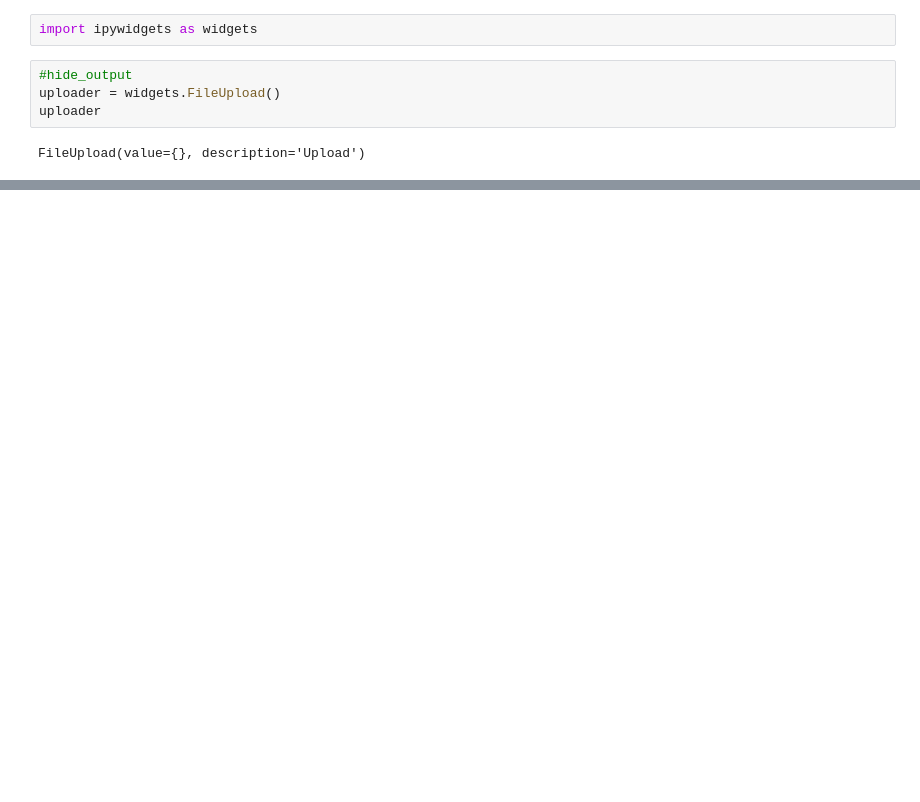
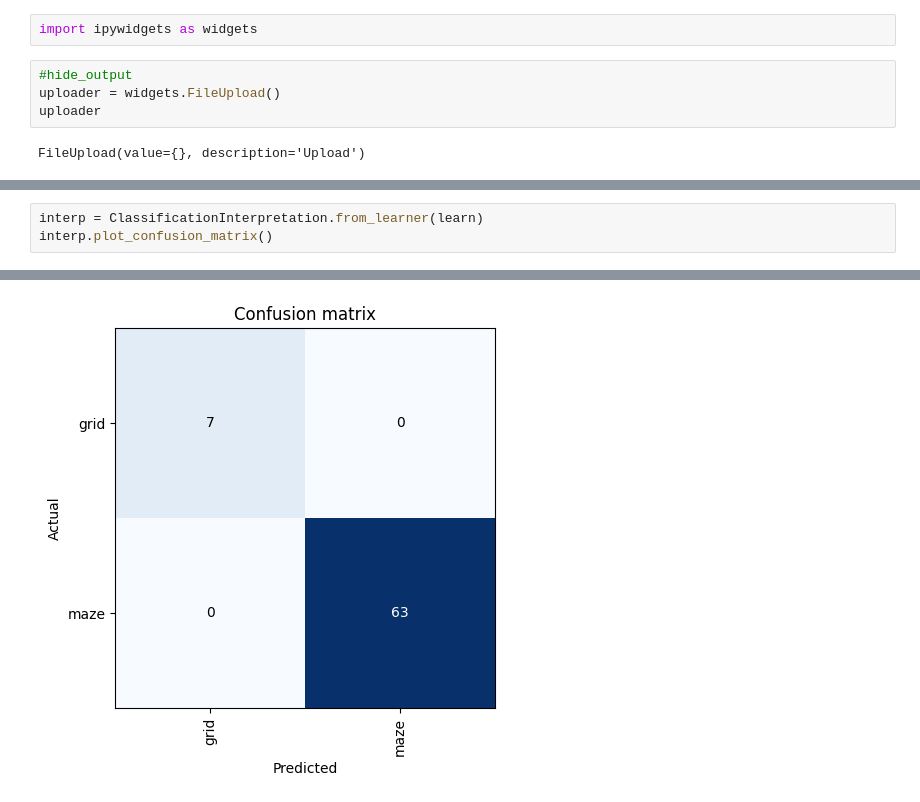
Before and after one commit to nick-leland/DistortionML, a Jupyter notebook: maze-transformation-detection.ipynb, the cells around one changed output, grey strips where cells are left out. Cells and saved outputs as stored; diff of their text form; blank space fills up the shorter version.

```diff
--- a/maze-transformation-detection.ipynb
+++ b/maze-transformation-detection.ipynb
@@ -70 +69,5 @@ This identifies as a grid.
 Probability it is a Maze: 0.000000
+# %%
+interp = ClassificationInterpretation.from_learner(learn)
+interp.plot_confusion_matrix()
+# %% [output]
@@ -70,0 +76 @@ Probability it is a Maze: 0.000000
+[figure, added]
```
Also changed, not shown: parts of 13 cells of this notebook.
